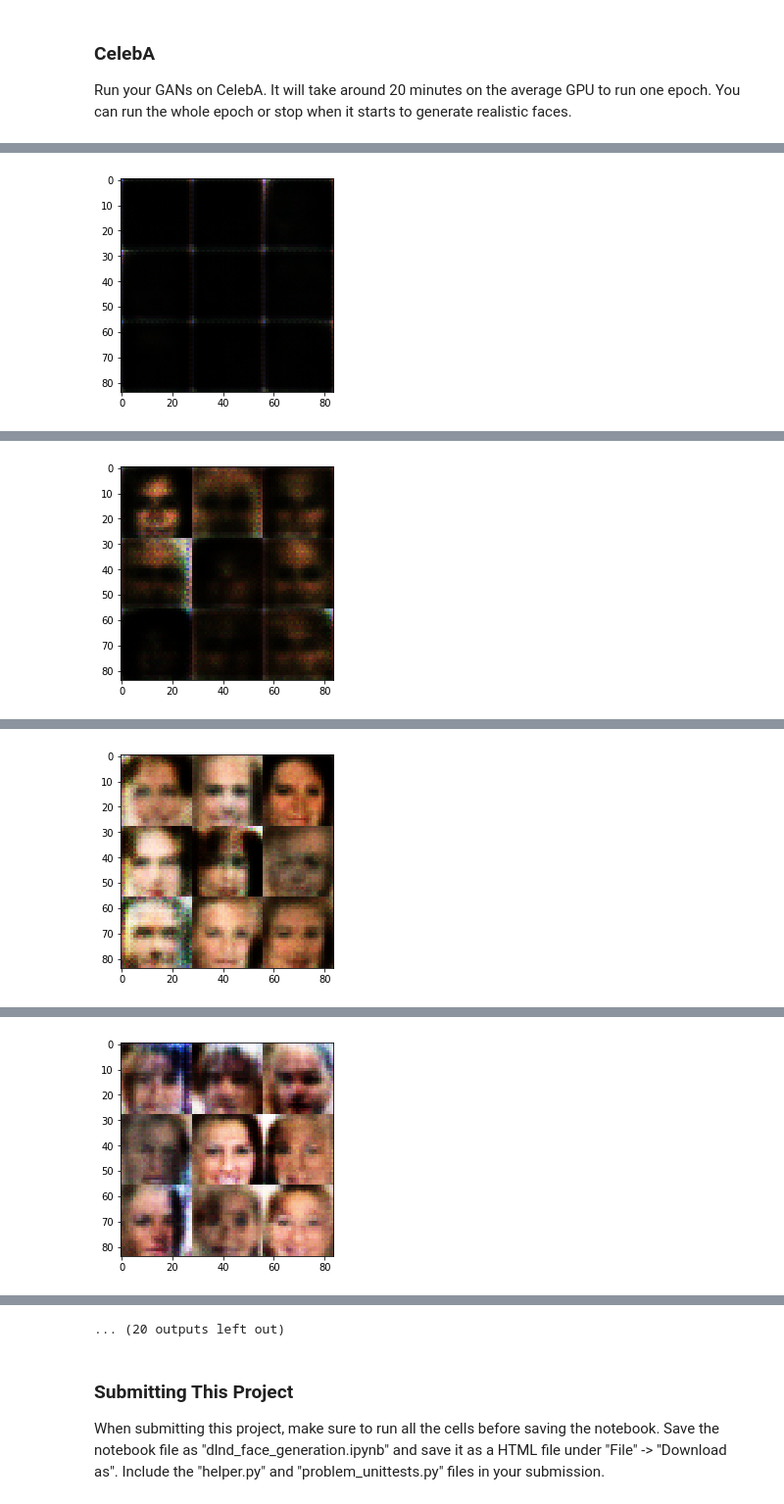
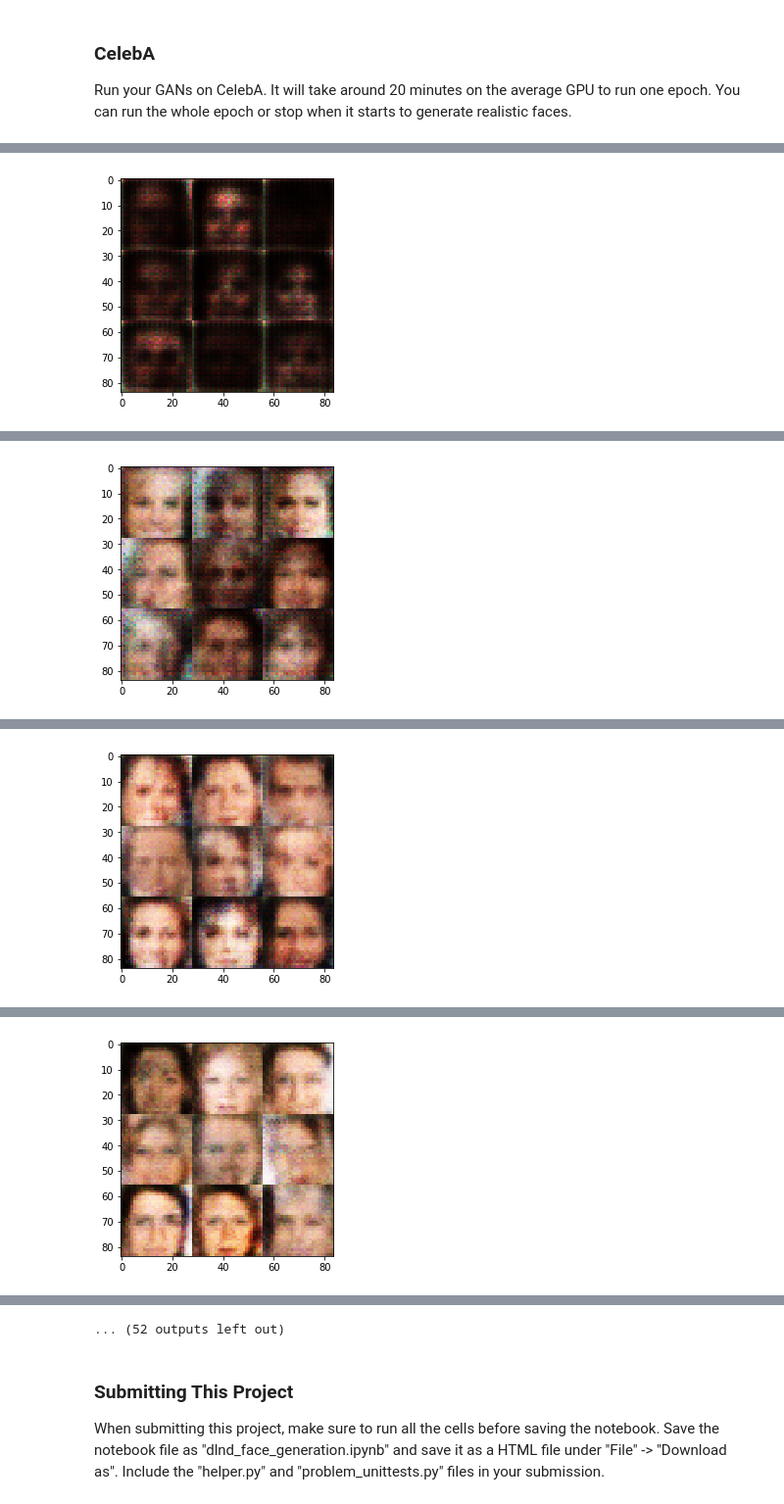
Before and after one commit to broundy/udacity, a Jupyter notebook: nanodegrees/deep_learning_foundations/unit_4/project_5/dlnd_face_generation.ipynb, the cells around one changed output, grey strips where cells are left out. Shown at 98% size. Cells and saved outputs as stored; diff of their text form; code cells hidden in the pictures.

```diff
--- a/nanodegrees/deep_learning_foundations/unit_4/project_5/dlnd_face_generation.ipynb
+++ b/nanodegrees/deep_learning_foundations/unit_4/project_5/dlnd_face_generation.ipynb
@@ -144,14 +144,17 @@ def discriminator(images, reuse=False):
 
     with tf.variable_scope('discriminator', reuse=reuse):
         # Input layer is 28x28x3
-        h1 = tf.layers.conv2d(images, 64, 5, strides=2, padding='same')
+        h1 = tf.layers.conv2d(images, 64, 5, strides=2, padding='same',
+                              kernel_initializer = tf.contrib.layers.xavier_initializer(uniform=True, seed=None, dtype=tf.float32))
         relu1 = tf.maximum(alpha * h1, h1)
 
-        h2 = tf.layers.conv2d(relu1, 128, 5, strides=2, padding='same')
+        h2 = tf.layers.conv2d(relu1, 128, 5, strides=2, padding='same',
+                              kernel_initializer=tf.contrib.layers.xavier_initializer(uniform=True, seed=None, dtype=tf.float32))
         bn2 = tf.layers.batch_normalization(h2, training=True)
         relu2 = tf.maximum(alpha * bn2, bn2)
 
-        h3 = tf.layers.conv2d(relu2, 256, 5, strides=2, padding='same')
+        h3 = tf.layers.conv2d(relu2, 256, 5, strides=2, padding='same',
+                              kernel_initializer=tf.contrib.layers.xavier_initializer(uniform=True, seed=None, dtype=tf.float32))
         bn3 = tf.layers.batch_normalization(h3, training=True)
         relu3 = tf.maximum(alpha * bn3, bn3)
 
@@ -338,7 +341,6 @@ def train(epoch_count, batch_size, z_dim, learning_rate, beta1, get_batches, dat
         out_channel_dim = 1
 
     inputs_real, inputs_z, lr = model_inputs(data_shape[1], data_shape[2], data_shape[3], z_dim)
-    lr = learning_rate
     d_loss, g_loss = model_loss(inputs_real, inputs_z, out_channel_dim)
     d_train_opt, g_train_opt = model_opt(d_loss, g_loss, lr, beta1)
 
@@ -350,8 +352,10 @@ def train(epoch_count, batch_size, z_dim, learning_rate, beta1, get_batches, dat
                 batch_images = batch_images * 2
                 batch_z = np.random.uniform(-1, 1, size=(batch_size, z_dim))
 
-                _ = sess.run(d_train_opt, feed_dict={inputs_real:batch_images, inputs_z:batch_z})
-                _ = sess.run(g_train_opt, feed_dict={inputs_z:batch_z, inputs_real:batch_images})
+                _ = sess.run(d_train_opt, feed_dict={inputs_real:batch_images, inputs_z:batch_z, lr:learning_rate})
+                _ = sess.run(g_train_opt, feed_dict={inputs_real:batch_images, inputs_z:batch_z, lr:learning_rate})
+
+                _ = sess.run(g_train_opt, feed_dict={inputs_real:batch_images, inputs_z:batch_z, lr:learning_rate})
 
                 #print
                 if steps % print_every == 0:
@@ -459,8 +463,8 @@ Epoch 2/2... Discriminator Loss: 0.8897... Generator Loss: 0.8638
 ### CelebA
 Run your GANs on CelebA.  It will take around 20 minutes on the average GPU to run one epoch.  You can run the whole epoch or stop when it starts to generate realistic faces.
 # %%
-batch_size = 128
-z_dim = 100
+batch_size = 64
+z_dim = 128
 learning_rate = 0.0002
 beta1 = 0.5
 
@@ -487 +491 @@ Epoch 1/1... Discriminator Loss: 0.5606... Generator Loss: 1.2159
-[figure, old version]
+[figure, new version]
@@ -498 +502 @@ Epoch 1/1... Discriminator Loss: 0.6071... Generator Loss: 1.1865
-[figure, old version]
+[figure, new version]
@@ -509 +513 @@ Epoch 1/1... Discriminator Loss: 2.4065... Generator Loss: 2.9761
-[figure, old version]
+[figure, new version]
@@ -520 +524 @@ Epoch 1/1... Discriminator Loss: 1.1582... Generator Loss: 1.5639
-[figure, old version]
+[figure, new version]
@@ -543,4 +547,4 @@ Epoch 1/1... Discriminator Loss: 1.2988... Generator Loss: 1.0743
-... (20 outputs left out)
+... (52 outputs left out)
 # %% [markdown]
 ### Submitting This Project
 When submitting this project, make sure to run all the cells before saving the notebook. Save the notebook file as "dlnd_face_generation.ipynb" and save it as a HTML file under "File" -> "Download as". Include the "helper.py" and "problem_unittests.py" files in your submission.
```
Also changed, not shown: parts of 2 cells of this notebook, 1 other file.
